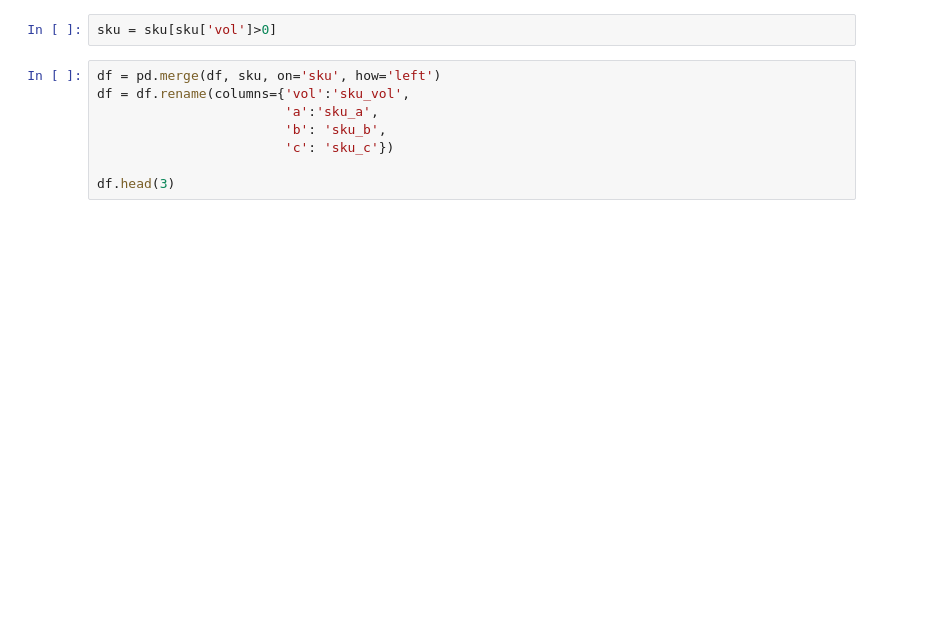
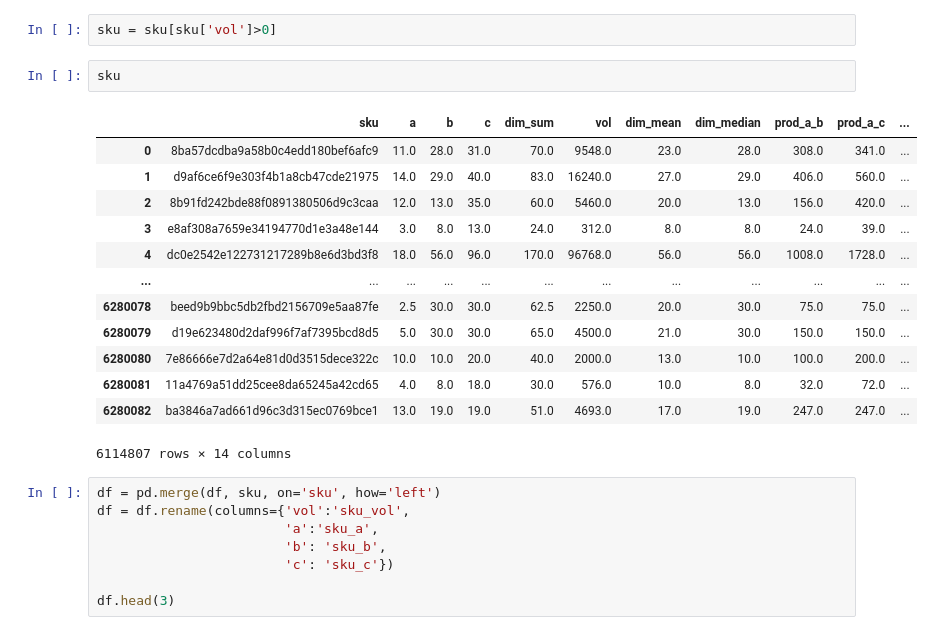
Before and after one commit to johnmcv761/Ya_hackaton_package_choose, a Jupyter notebook: catboost.ipynb, the cells around one changed output. Saved outputs shown, nothing was run; the diff lists cells and outputs as text; blank space fills up the shorter version.

```diff
--- a/catboost.ipynb
+++ b/catboost.ipynb
@@ -391,6 +401,22 @@ df.describe()
 | max | 235.000000 | 108000.000000 | 1.815450e+06 | 153.700000 | 0.0 | 0.0 | 0.0 | 1.000000 | 1.000000 | 1.000000 | ... |
 # %%
 sku = sku[sku['vol']>0]
+# %%
+sku
+# %% [output]
+|  | sku | a | b | c | dim_sum | vol | dim_mean | dim_median | prod_a_b | prod_a_c | ... |
+| 0 | 8ba57dcdba9a58b0c4edd180bef6afc9 | 11.0 | 28.0 | 31.0 | 70.0 | 9548.0 | 23.0 | 28.0 | 308.0 | 341.0 | ... |
+| 1 | d9af6ce6f9e303f4b1a8cb47cde21975 | 14.0 | 29.0 | 40.0 | 83.0 | 16240.0 | 27.0 | 29.0 | 406.0 | 560.0 | ... |
+| 2 | 8b91fd242bde88f0891380506d9c3caa | 12.0 | 13.0 | 35.0 | 60.0 | 5460.0 | 20.0 | 13.0 | 156.0 | 420.0 | ... |
+| 3 | e8af308a7659e34194770d1e3a48e144 | 3.0 | 8.0 | 13.0 | 24.0 | 312.0 | 8.0 | 8.0 | 24.0 | 39.0 | ... |
+| 4 | dc0e2542e122731217289b8e6d3bd3f8 | 18.0 | 56.0 | 96.0 | 170.0 | 96768.0 | 56.0 | 56.0 | 1008.0 | 1728.0 | ... |
+| ... | ... | ... | ... | ... | ... | ... | ... | ... | ... | ... | ... |
+| 6280078 | beed9b9bbc5db2fbd2156709e5aa87fe | 2.5 | 30.0 | 30.0 | 62.5 | 2250.0 | 20.0 | 30.0 | 75.0 | 75.0 | ... |
+| 6280079 | d19e623480d2daf996f7af7395bcd8d5 | 5.0 | 30.0 | 30.0 | 65.0 | 4500.0 | 21.0 | 30.0 | 150.0 | 150.0 | ... |
+| 6280080 | 7e86666e7d2a64e81d0d3515dece322c | 10.0 | 10.0 | 20.0 | 40.0 | 2000.0 | 13.0 | 10.0 | 100.0 | 200.0 | ... |
+| 6280081 | 11a4769a51dd25cee8da65245a42cd65 | 4.0 | 8.0 | 18.0 | 30.0 | 576.0 | 10.0 | 8.0 | 32.0 | 72.0 | ... |
+| 6280082 | ba3846a7ad661d96c3d315ec0769bce1 | 13.0 | 19.0 | 19.0 | 51.0 | 4693.0 | 17.0 | 19.0 | 247.0 | 247.0 | ... |
+6114807 rows × 14 columns
 # %%
 df = pd.merge(df, sku, on='sku', how='left')
 df = df.rename(columns={'vol':'sku_vol',
```
Also changed, not shown: parts of 12 cells of this notebook.
